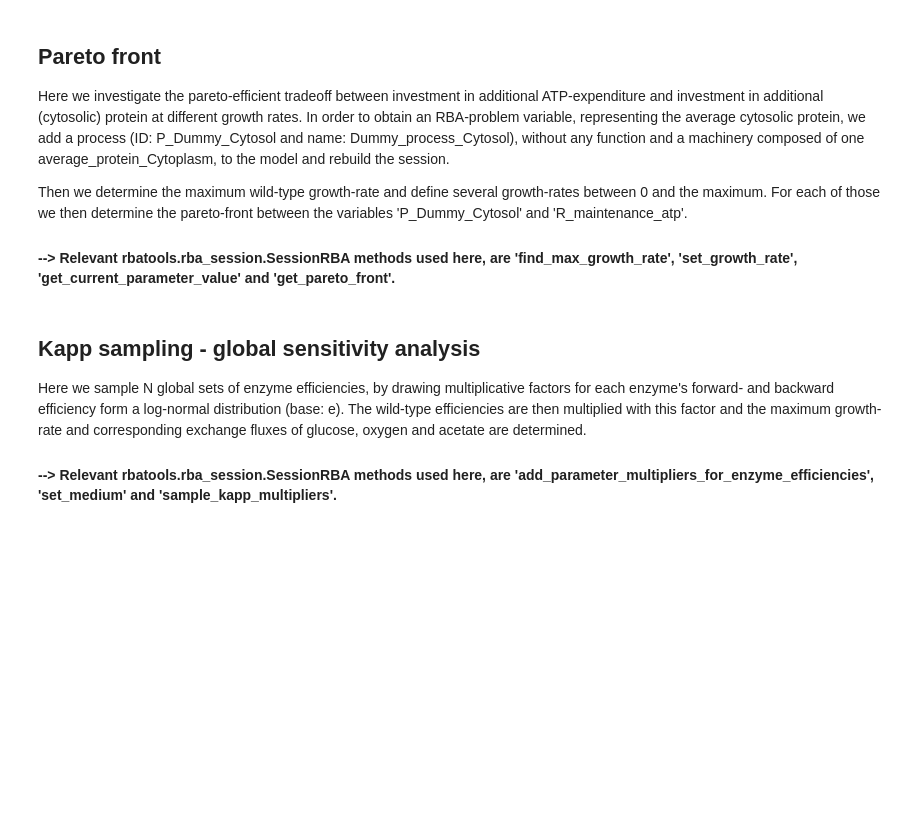
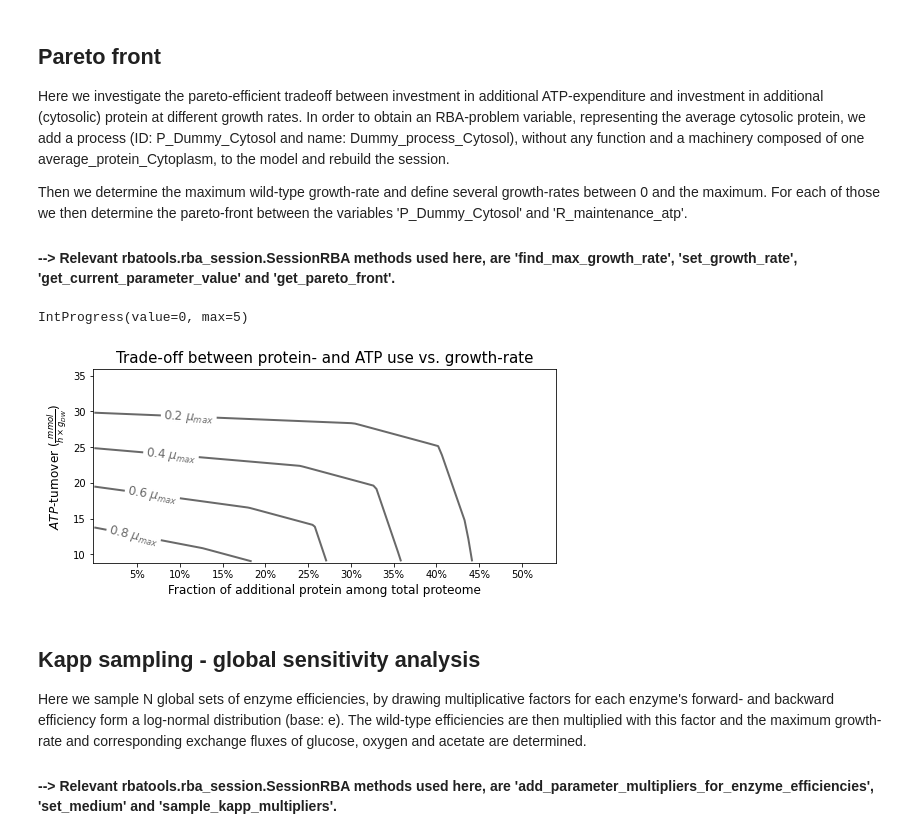
Before and after one commit to obodeit/rbatools_binder, a Jupyter notebook: tutorial_mybinder.ipynb, the cells around one changed output. Drawn from its saved outputs; the diff is of its cells as text; code cells hidden in the pictures; blank space fills up the shorter version.

```diff
--- a/tutorial_mybinder.ipynb
+++ b/tutorial_mybinder.ipynb
@@ -149,65 +162,89 @@ Then we determine the maximum wild-type growth-rate and define several growth-ra
 # %%
 Simulation.reload_model()
 
+# generate process object:
 test_process=rba.xml.processes.Process(id_="P_Dummy_Cytosol",name="Dummy_process_Cytosol")
+# define machinery composition of added process:
 test_process.machinery.machinery_composition.reactants._elements.append(rba.xml.common.SpeciesReference(species="average_protein_Cytoplasm", stoichiometry=1))
+# add process to model:
 Simulation.model.processes.processes.append(test_process)
+# determine total number of peptides of protein, constituting machinery
+process_machinery_amino_acid_length=sum(list(Simulation.get_protein_information("average_protein_Cytoplasm")['AAcomposition'].values()))
 
 Simulation.rebuild_from_model()
 # %%
-Simulation.set_medium({'M_glc':0.025})
-mumax=Simulation.find_max_growth_rate(max=0.7)
-Results_Pareto={}
+Simulation.set_medium({'M_glc':0.025}) #set glucose concentration
+mumax_WT=Simulation.find_max_growth_rate() #determine maximum growth-rate
+#create empty data-structure for results:
+Results_Pareto = {"Protein":[],"ATP":[],"Growth-rate":[]}
+#create empty data structure for total amino-acid concentration:
 total_AAconcentrations={}
-mus_pareto=[0.2,0.4,0.6,0.8]
-f = IntProgress(min=0, max=len(mus_pareto))
-display(f)
-for i in mus_pareto:
-    f.value += 1
-    Simulation.set_growth_rate(mumax*i)
+#define fractions of max growth rate, to determine pareto front at:
+mus_pareto=[0.2,0.4,0.6,0.8,1.0]
+f = IntProgress(min=0, max=len(mus_pareto)) # initiate progress bar
+display(f) #show progress bar
+for i in mus_pareto: # iterate over all specified growth-rate fractions
+    f.value += 1 # increment progress bar
+    Simulation.set_growth_rate(mumax_WT*i)#set growth rate
+    #determine current total number of amino acid residues in cell:
     total_AAconcentrations[i]=Simulation.get_current_parameter_value(parameter="amino_acid_concentration")
-    PF=Simulation.get_pareto_front(variable_X="P_Dummy_Cytosol_machinery", variable_Y="R_maintenance_atp", N=100, sign_VY='max')
-    Results_Pareto[i]=PF
-
-Prot=[]
-ATP=[]
-Muma=[]
-for i in Results_Pareto.keys():
-    Muma.append([int(i*100)]*Results_Pareto[i].shape[0])
-    ATP.append(list(Results_Pareto[i]["R_maintenance_atp"]))
-    Prot.append(list(Results_Pareto[i]["P_Dummy_Cytosol_machinery"]*284/total_AAconcentrations[i]))
+    # calculate pareto front between variables of interest:
+    ParetoFront=Simulation.get_pareto_front(variable_X="P_Dummy_Cytosol_machinery", variable_Y="R_maintenance_atp", N=100, sign_VY='max')
+    # append fraction of maximum growth rate to results
+    Results_Pareto["Growth-rate"].append([int(100*i)]*ParetoFront.shape[0])
+    # append atp values of pareto front to results
+    Results_Pareto["ATP"].append(list(ParetoFront["R_maintenance_atp"]))
+    # append proteome-fraction of protein (number of AAs in protein, divided by total cellular number of AAs)
+    Results_Pareto["Protein"].append(list(ParetoFront["P_Dummy_Cytosol_machinery"]*process_machinery_amino_acid_length/total_AAconcentrations[i]))
+# %% [output]
+IntProgress(value=0, max=5)
 # %%
+# plot results
 def fmt(x):
     s = f"{x/100:.1f}"
     if s.endswith("0"):
         s = f"{x:.0f}"
     return(s+" $\\mu_{max}$")
 
 fig=plt.figure(figsize=(8*0.92439,4.025*0.92439))
 ax = fig.add_subplot(111)
 
-CS20 =ax.contour(numpy.array(Prot), numpy.array(ATP), numpy.array(Muma),levels=[20],colors='dimgray',linewidths=1)
-CS40 =ax.contour(numpy.array(Prot), numpy.array(ATP), numpy.array(Muma),levels=[40],colors='dimgray',linewidths=1)
-CS60 =ax.contour(numpy.array(Prot), numpy.array(ATP), numpy.array(Muma),levels=[60],colors='dimgray',linewidths=1)
-CS80 =ax.contour(numpy.array(Prot), numpy.array(ATP), numpy.array(Muma),levels=[80],colors='dimgray',linewidths=1)
+CS20 = ax.contour(numpy.array(Results_Pareto["Protein"]),
+                 numpy.array(Results_Pareto["ATP"]),
+                 numpy.array(Results_Pareto["Growth-rate"]),
+                 levels=[20], colors='dimgray', linewidths=2)
+CS40 = ax.contour(numpy.array(Results_Pareto["Protein"]),
+                 numpy.array(Results_Pareto["ATP"]),
+                 numpy.array(Results_Pareto["Growth-rate"]),
+                 levels=[40], colors='dimgray', linewidths=2)
+CS60 = ax.contour(numpy.array(Results_Pareto["Protein"]),
+                 numpy.array(Results_Pareto["ATP"]),
+                 numpy.array(Results_Pareto["Growth-rate"]),
+                 levels=[60], colors='dimgray', linewidths=2)
+CS80 = ax.contour(numpy.array(Results_Pareto["Protein"]),
+                 numpy.array(Results_Pareto["ATP"]),
+                 numpy.array(Results_Pareto["Growth-rate"]),
+                 levels=[80], colors='dimgray', linewidths=2)
 
-labe20=ax.clabel(CS20, inline=True, fontsize=12,fmt=fmt ,rightside_up=False)
-labe40=ax.clabel(CS40, inline=True, fontsize=12,fmt=fmt)
-labe60=ax.clabel(CS60, inline=True, fontsize=12,fmt=fmt)
-labe80=ax.clabel(CS80, inline=True, fontsize=12,fmt=fmt)
+label20 = ax.clabel(CS20, inline=True, fontsize=12, fmt=fmt, rightside_up=False)
+label40 = ax.clabel(CS40, inline=True, fontsize=12, fmt=fmt)
+label60 = ax.clabel(CS60, inline=True, fontsize=12, fmt=fmt)
+label80 = ax.clabel(CS80, inline=True, fontsize=12, fmt=fmt)
 
 ax.set_ylim(8.8,36)
 ax.set_xlim(-0.002,0.54)
 ax.set_xticks([0.05,0.1,0.15,0.2,0.25,0.3,0.35,0.4,0.45,0.5])
 ax.set_xticklabels(["{}%".format(int(i*100)) for i in [0.05,0.1,0.15,0.2,0.25,0.3,0.35,0.4,0.45,0.5]])
 
 ax.set_title("Trade-off between protein- and ATP use vs. growth-rate",fontsize=15)
 ax.set_ylabel("$ATP$-turnover ($\\frac{mmol}{h \\times g_{DW}}$)",fontsize=12)
 ax.set_xlabel("Fraction of additional protein among total proteome",fontsize=12)
 
 
 plt.tight_layout()
 plt.show()
+# %% [output]
+[figure, added]
 # %% [markdown]
 ## Kapp sampling - global sensitivity analysis
 Here we sample N global sets of enzyme efficiencies, by drawing multiplicative factors for each enzyme's forward- and backward efficiency form a log-normal distribution (base: e). The wild-type efficiencies are then multiplied with this factor and the maximum growth-rate and corresponding exchange fluxes of glucose, oxygen and acetate are determined.
```
Also changed, not shown: parts of 7 cells of this notebook.
